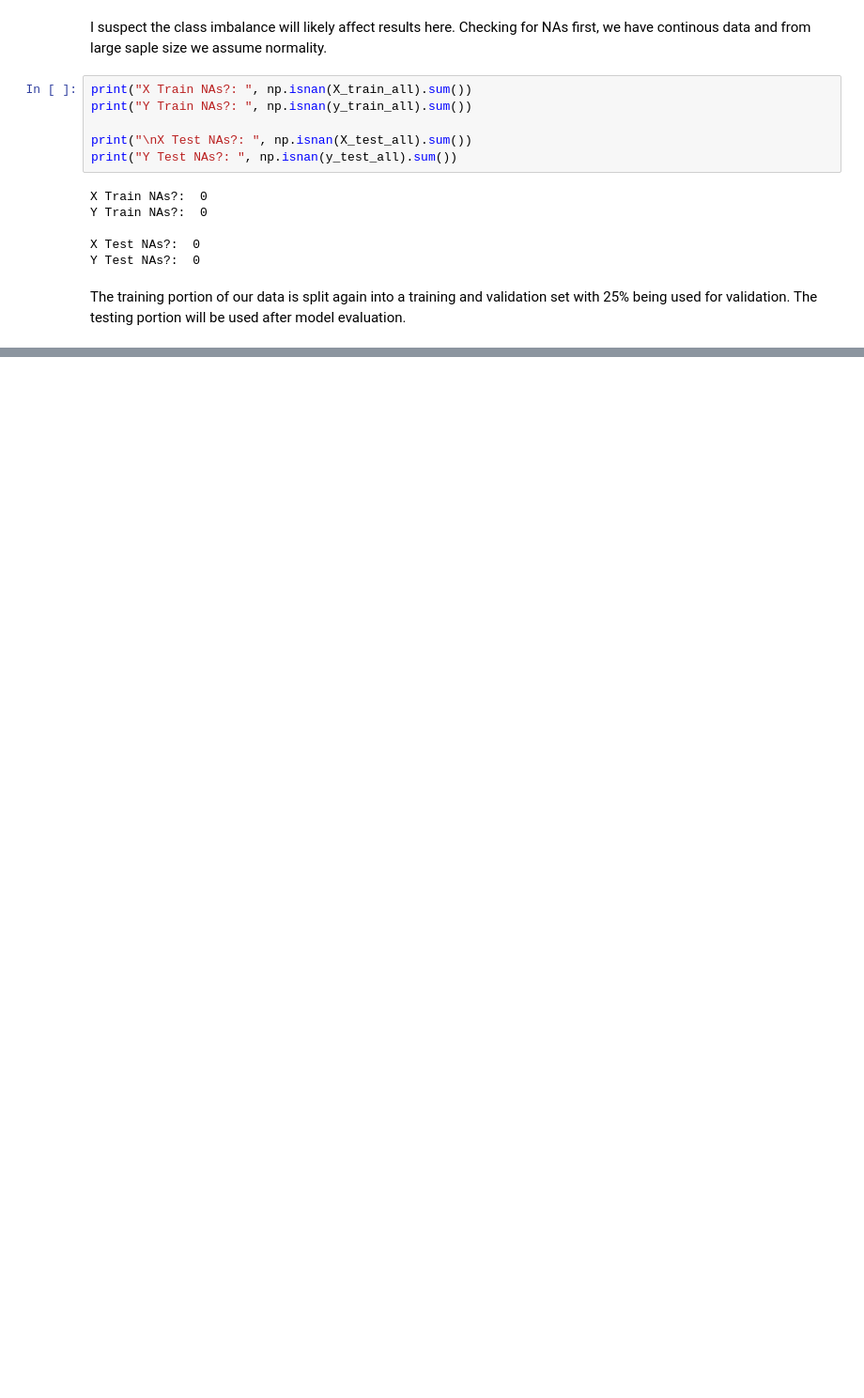
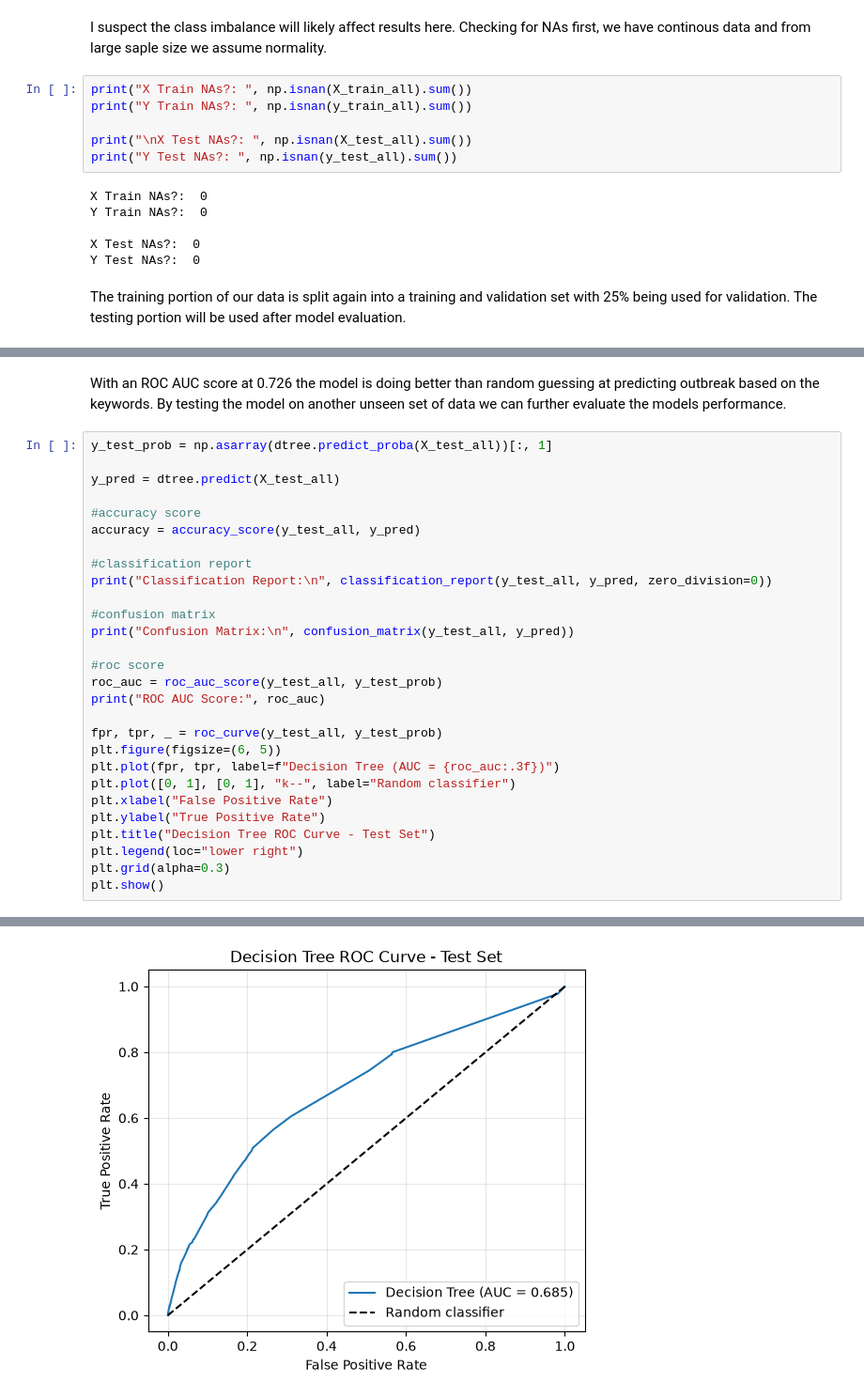
Before and after one commit to DiMino-0/Influenza-Outbreak-Event-Prediction, a Jupyter notebook: influenza.ipynb, the cells around one changed output, grey strips where cells are left out. Shown at 94% size. Saved outputs shown, nothing was run; the diff lists cells and outputs as text; blank space fills up the shorter version.

```diff
--- a/influenza.ipynb
+++ b/influenza.ipynb
@@ -224,0 +401,31 @@ print("ROC AUC Score:", roc_auc)
+# %% [markdown]
+With an ROC AUC score at 0.726 the model is doing better than random guessing at predicting outbreak based on the keywords. By testing the model on another unseen set of data we can further evaluate the models performance.
+# %%
+y_test_prob = np.asarray(dtree.predict_proba(X_test_all))[:, 1]
+
+y_pred = dtree.predict(X_test_all)
+
+#accuracy score
+accuracy = accuracy_score(y_test_all, y_pred)
+
+#classification report
+print("Classification Report:\n", classification_report(y_test_all, y_pred, zero_division=0))
+
+#confusion matrix
+print("Confusion Matrix:\n", confusion_matrix(y_test_all, y_pred))
+
+#roc score
+roc_auc = roc_auc_score(y_test_all, y_test_prob)
+print("ROC AUC Score:", roc_auc)
+
+fpr, tpr, _ = roc_curve(y_test_all, y_test_prob)
+plt.figure(figsize=(6, 5))
+plt.plot(fpr, tpr, label=f"Decision Tree (AUC = {roc_auc:.3f})")
+plt.plot([0, 1], [0, 1], "k--", label="Random classifier")
+plt.xlabel("False Positive Rate")
+plt.ylabel("True Positive Rate")
+plt.title("Decision Tree ROC Curve - Test Set")
+plt.legend(loc="lower right")
+plt.grid(alpha=0.3)
+plt.show()
+# %% [output]
@@ -224,0 +446 @@ print("ROC AUC Score:", roc_auc)
+[figure, added]
```
Also changed, not shown: parts of 10 cells of this notebook.
